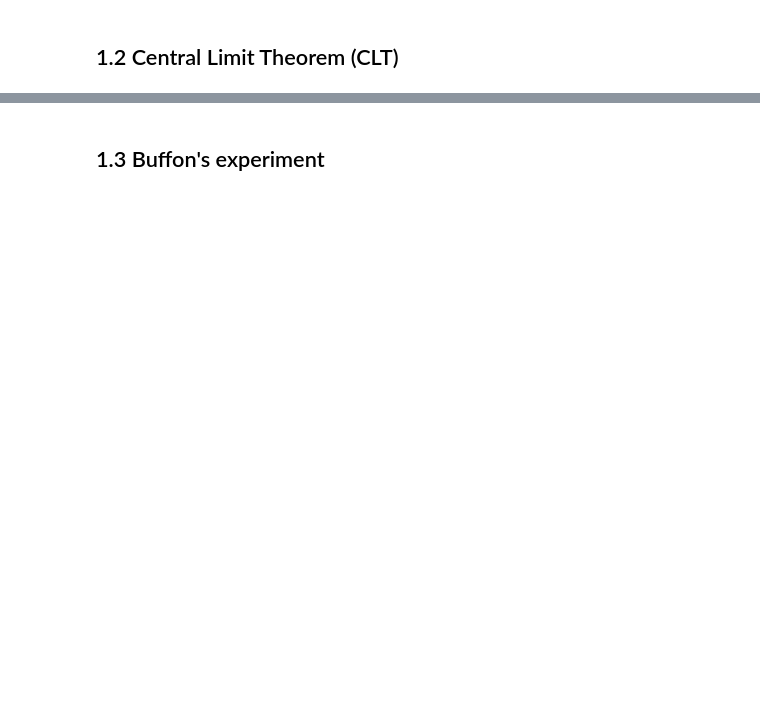
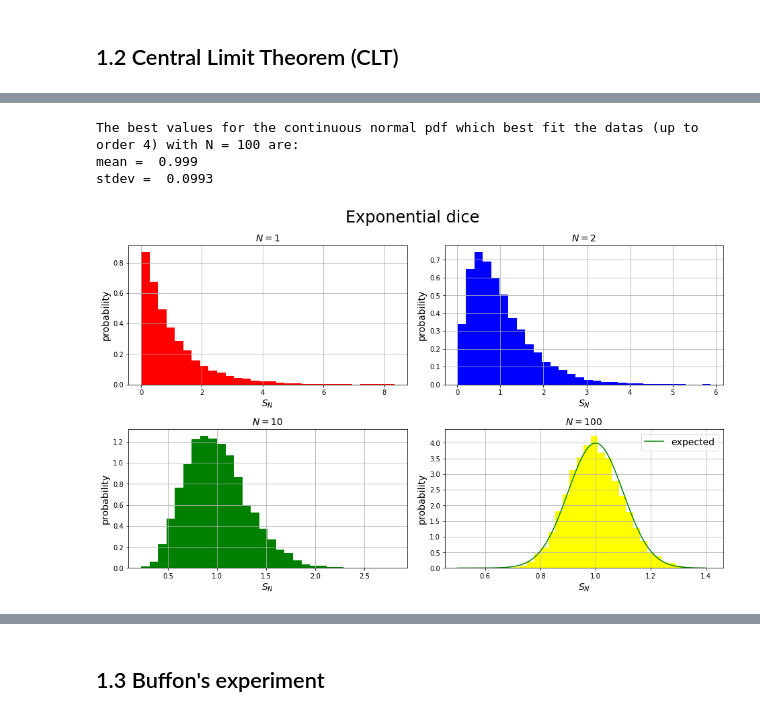
Before and after one commit to simonecodispoti/LSN_Exercises, a Jupyter notebook: excercise_1/Exercise1.ipynb, the cells around one changed output, grey strips where cells are left out. Saved outputs shown, nothing was run; the diff lists cells and outputs as text; code cells hidden in the pictures; blank space fills up the shorter version.

```diff
--- a/excercise_1/Exercise1.ipynb
+++ b/excercise_1/Exercise1.ipynb
@@ -86,0 +143,52 @@ plt.show()
+# %%
+file1 = open("Exp_1.txt")
+Exp1 = [float(i) for i in file1.read().splitlines()]
+file1.close()
+
+file2 = open("Exp_2.txt")
+Exp2 = [float(i) for i in file2.read().splitlines()]
+file2.close()
+
+file3 = open("Exp_3.txt")
+Exp3 = [float(i) for i in file3.read().splitlines()]
+file3.close()
+
+file4 = open("Exp_4.txt")
+Exp4 = [float(i) for i in file4.read().splitlines()]
+file4.close()
+
+fig, ((E1, E2), (E3, E4)) = plt.subplots(2, 2, constrained_layout=True, figsize=(8*0.5*(1+np.sqrt(5)),8))
+fig.suptitle("Exponential dice", fontsize=TITLE_SIZE)
+
+E1.hist(Exp1, n_bin, density=True, facecolor='red')
+E1.set_title("$N = 1$", fontsize=LABEL_SIZE)
+
+E2.hist(Exp2, n_bin, density=True, facecolor='blue')
+E2.set_title("$N = 2$", fontsize=LABEL_SIZE)
+
+E3.hist(Exp3, n_bin, density=True, facecolor='green')
+E3.set_title("$N = 10$", fontsize=LABEL_SIZE)
+
+(mu, sigma) = stat.norm.fit(Exp4)     #parametri del fit gaussiano
+print("The best values for the continuous normal pdf which best fit the datas (up to order 4) with N = 100 are:")
+print("mean = ", round(mu,4))
+print("stdev = ", round(sigma,4))
+
+x = np.linspace(0.5,1.4,10000)
+
+Expected = [Gauss(i,1,1/10) for i in x]      #mi aspetto una gaussiana di centro 1 e varianza pari a 1/rad(100)
+
+E4.hist(Exp4, n_bin, density=True, facecolor='yellow')
+E4.plot(x, Expected, "green", label='expected')
+E4.set_title("$N = 100$", fontsize=LABEL_SIZE)
+E4.legend(fontsize=LABEL_SIZE)
+
+for i in fig.get_axes():
+    i.set_xlabel("$S_N$", fontsize=LABEL_SIZE)
+    i.set_ylabel("probability", fontsize=LABEL_SIZE)
+    i.grid(True)
+# %% [output]
+The best values for the continuous normal pdf which best fit the datas (up to order 4) with N = 100 are:
+mean =  0.999
+stdev =  0.0993
+[figure, added]
```
Also changed, not shown: parts of 6 cells of this notebook, 26 other files.
